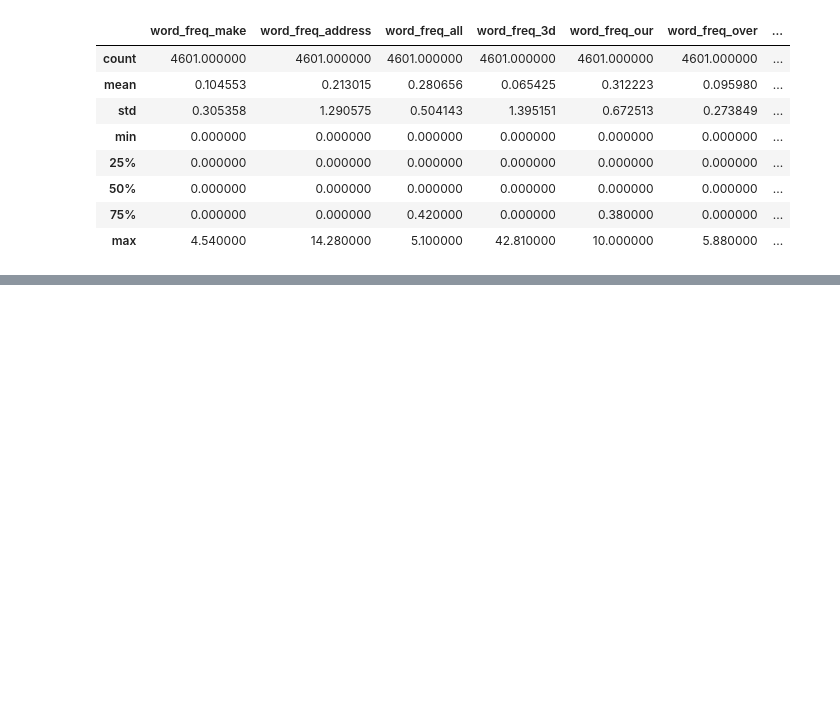
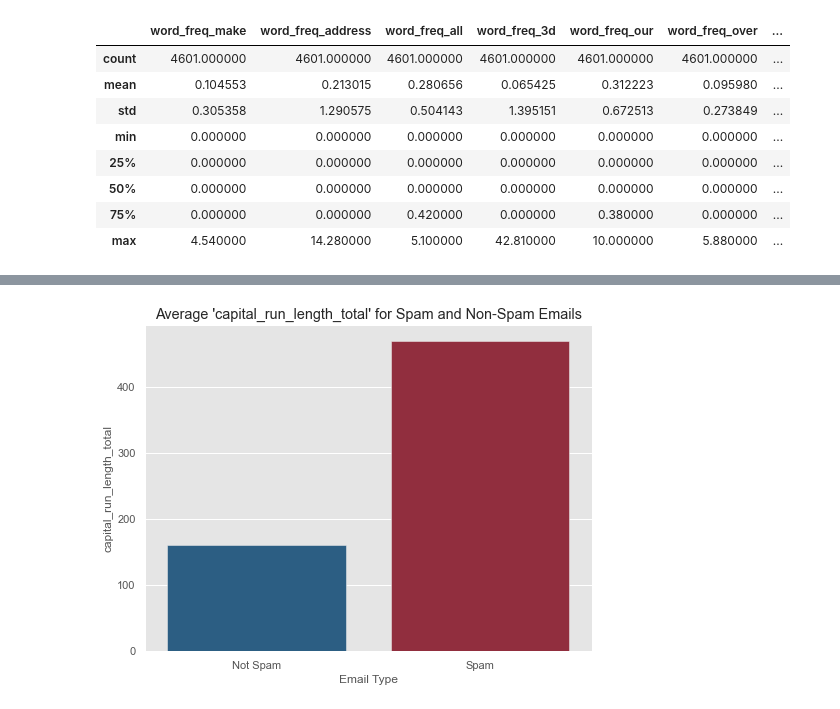
Before and after one commit to Aline-Menezes-Silva/CCT_L8_HDip-in-Data-Analytics, a Jupyter notebook: CA1_HDIP_DPrep_FT-SB_V4_Aline.ipynb, the cells around one changed output, grey strips where cells are left out. Saved outputs shown, nothing was run; the diff lists cells and outputs as text; code cells hidden in the pictures; blank space fills up the shorter version.

```diff
--- a/CA1_HDIP_DPrep_FT-SB_V4_Aline.ipynb
+++ b/CA1_HDIP_DPrep_FT-SB_V4_Aline.ipynb
@@ -370,0 +408,15 @@ The maximum values reveal instances of high word frequencies. For example, word_
+# %%
+#Comparing the average capital_run_length_total for spam and non-spam emails.
+
+
+avg_capital_run_length_total = df.groupby("is_spam")["capital_run_length_total"].mean().reset_index()
+
+plt.figure(figsize=(8, 6))
+sns.barplot(data=avg_capital_run_length_total, x="is_spam", y="capital_run_length_total", palette=["#1E6091", "#A11D33"])
+plt.title("Average 'capital_run_length_total' for Spam and Non-Spam Emails")
+plt.xlabel("Email Type")
+plt.ylabel("capital_run_length_total")
+plt.xticks([0, 1], ["Not Spam", "Spam"])
+plt.show()
+# %% [output]
+[figure, added]
```
Also changed, not shown: parts of 50 cells of this notebook.
